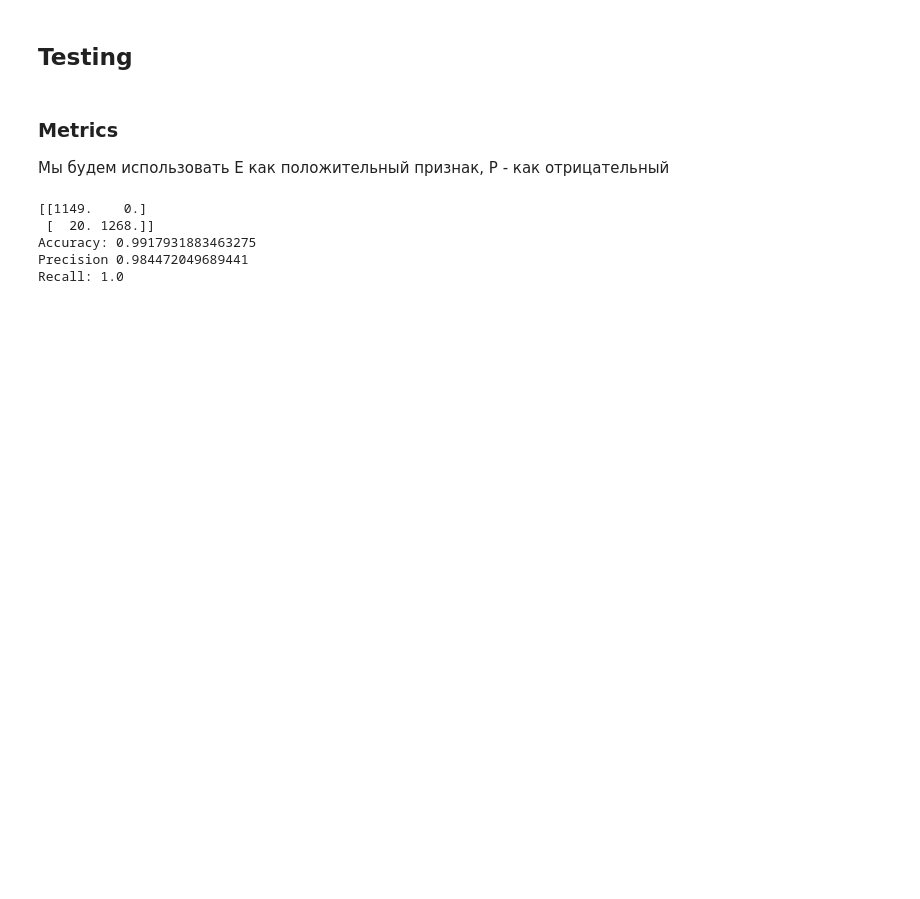
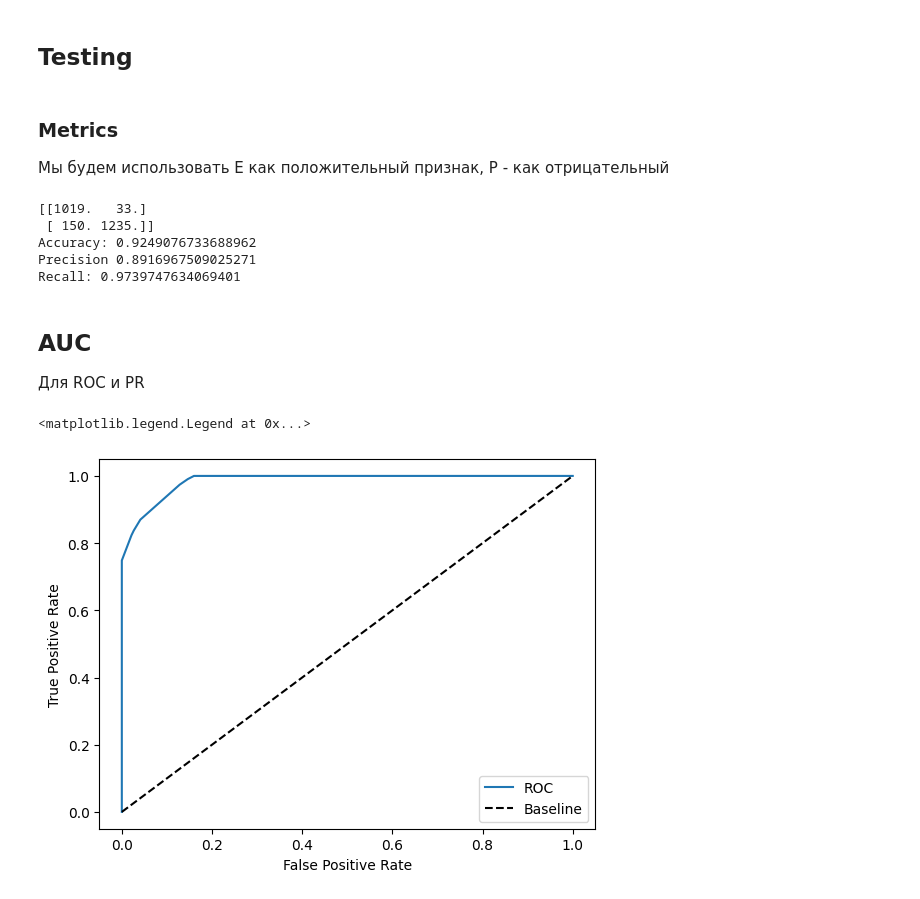
Before and after one commit to laoqiu233/itmo-ai-systems, a Jupyter notebook: lab6/lab6.ipynb, the cells around one changed output. Cells and saved outputs as stored; diff of their text form; code cells hidden in the pictures; blank space fills up the shorter version.

```diff
--- a/lab6/lab6.ipynb
+++ b/lab6/lab6.ipynb
@@ -252,12 +280,43 @@ def recall(pred_y, true_y):
 # %%
 pred_y = tree.pred(test_x)
-print(confusion_matrix(pred_y, test_y))
-print('Accuracy:', accuracy(pred_y, test_y))
-print('Precision', precision(pred_y, test_y))
-print('Recall:', recall(pred_y, test_y))
+conf = confusion_matrix(pred_y, test_y)
+print(conf)
+print('Accuracy:', accuracy(conf))
+print('Precision', precision(conf))
+print('Recall:', recall(conf))
 # %% [output]
-[[1149.    0.]
- [  20. 1268.]]
-Accuracy: 0.9917931883463275
-Precision 0.984472049689441
-Recall: 1.0
+[[1019.   33.]
+ [ 150. 1235.]]
+Accuracy: 0.9249076733688962
+Precision 0.8916967509025271
+Recall: 0.9739747634069401
+# %% [markdown]
+## AUC
+Для ROC и PR
+# %%
+pred_prob = tree.pred_prob(test_x)
+probs = []
+
+for i in range(len(pred_prob)):
+    pred, prob = pred_prob[i]
+    if pred == 'e':
+        probs.append(prob)
+    else:
+        probs.append(1-prob)
+# %%
+tpr = []
+fpr = []
+
+for th in np.arange(1, 0, -0.01):
+    conf = confusion_matrix_prob(probs, test_y, th)
+    tpr.append(recall(conf))
+    fpr.append(fallout(conf))
+
+plt.plot([0] + fpr + [1], [0] + tpr + [1], label='ROC')
+plt.plot(np.linspace(0, 1, 100), np.linspace(0, 1, 100), 'k--', label='Baseline')
+plt.xlabel('False Positive Rate')
+plt.ylabel('True Positive Rate')
+plt.legend()
+# %% [output]
+<matplotlib.legend.Legend at 0x...>
+[figure, added]
```
Also changed, not shown: parts of 4 cells of this notebook.
